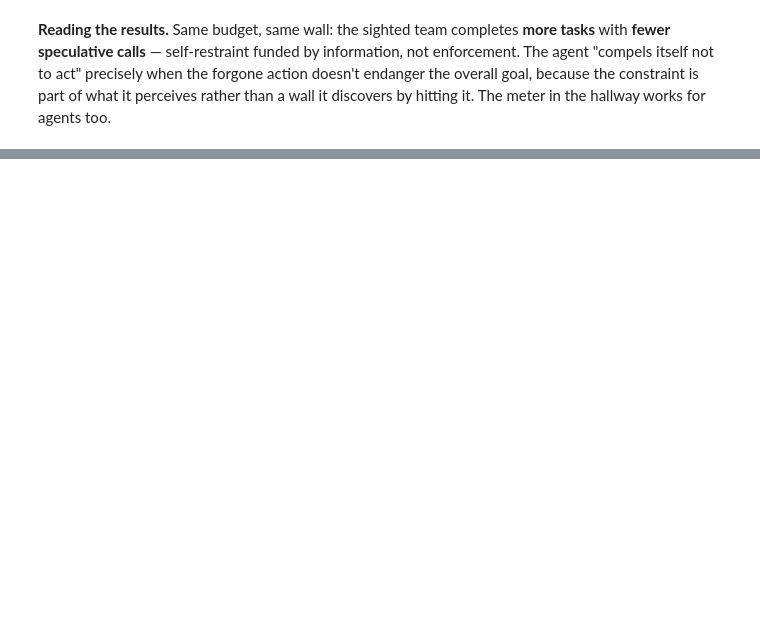
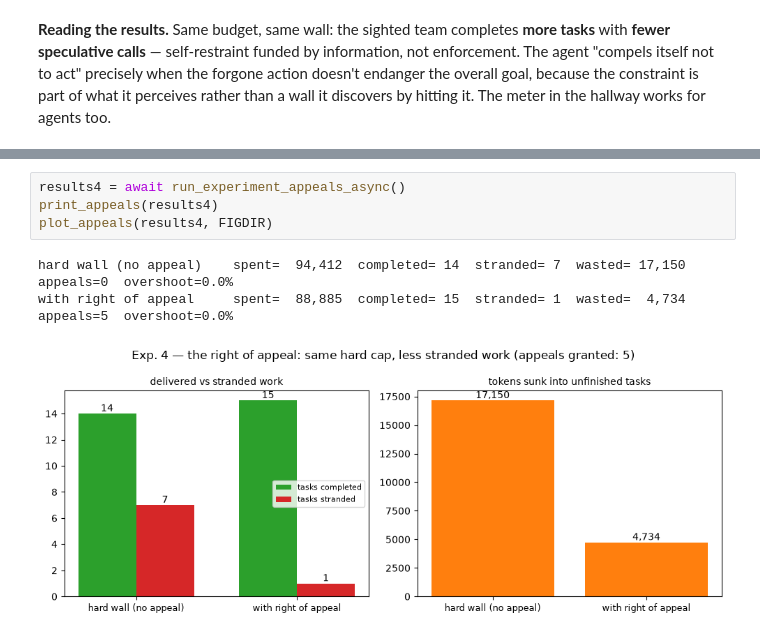
Before and after one commit to RobertoGPAI/overshoot-governor, a Jupyter notebook: overshoot-governor-capstone.ipynb, the cells around one changed output, grey strips where cells are left out. Cells and saved outputs as stored; diff of their text form; blank space fills up the shorter version.

```diff
--- a/overshoot-governor-capstone.ipynb
+++ b/overshoot-governor-capstone.ipynb
@@ -931,0 +1197,8 @@ hitting it. The meter in the hallway works for agents too.
+# %%
+results4 = await run_experiment_appeals_async()
+print_appeals(results4)
+plot_appeals(results4, FIGDIR)
+# %% [output]
+hard wall (no appeal)    spent=  94,412  completed= 14  stranded= 7  wasted= 17,150  appeals=0  overshoot=0.0%
+with right of appeal     spent=  88,885  completed= 15  stranded= 1  wasted=  4,734  appeals=5  overshoot=0.0%
+[figure, added]
```
Also changed, not shown: parts of 13 cells of this notebook, 17 other files.
